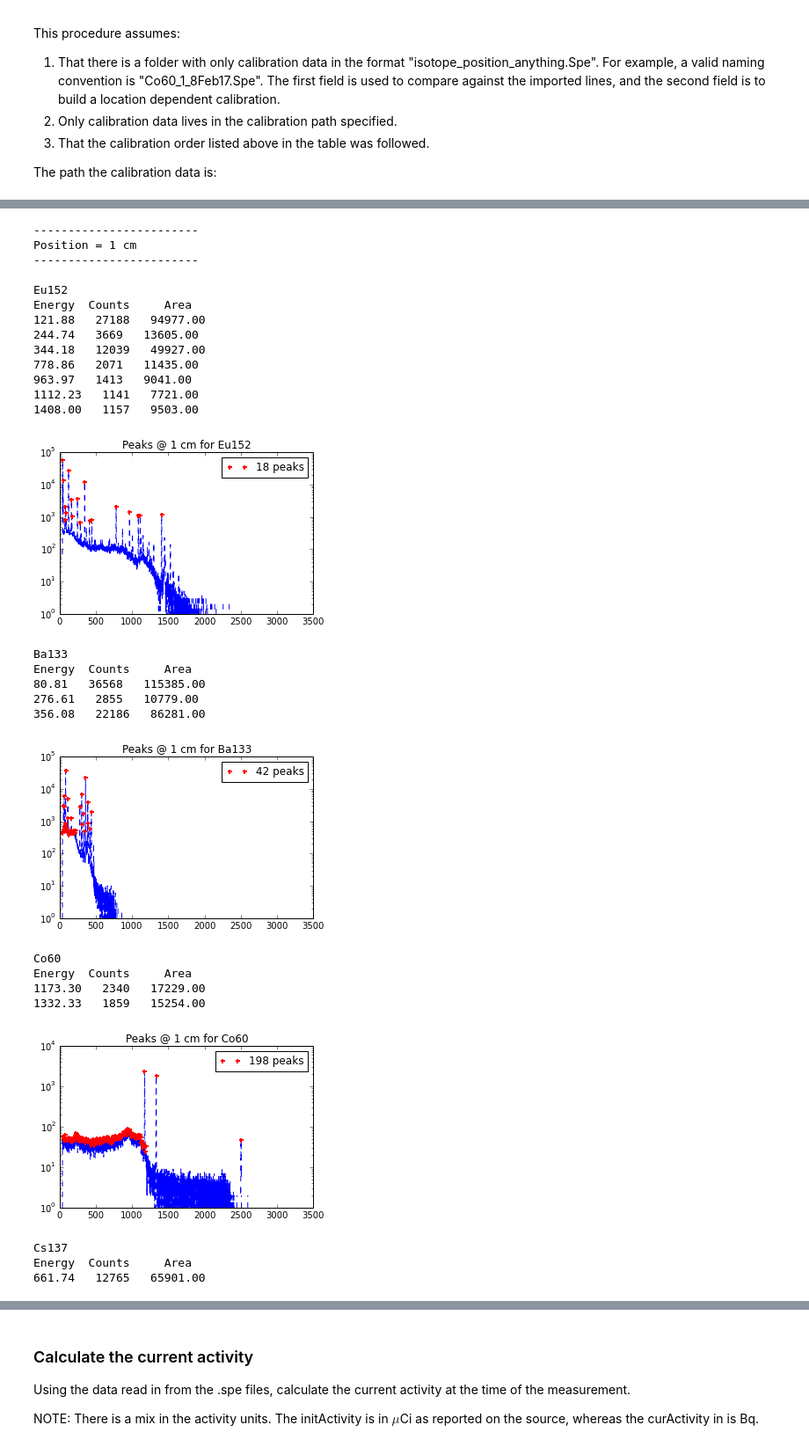
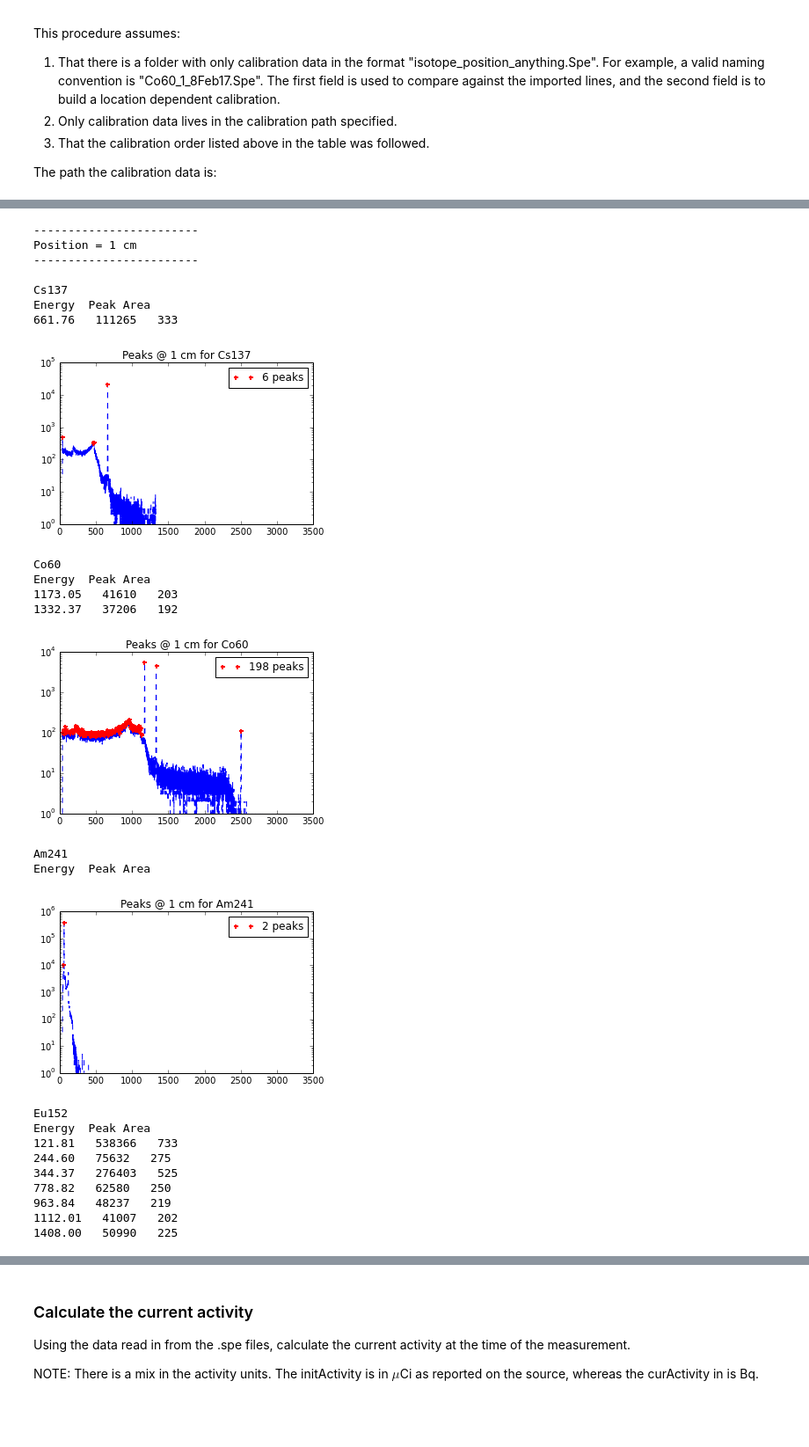
Before and after one commit to 2lambda123/88_Data, a Jupyter notebook: Experiments/Activation/50MeVTa/50MeVTaActivationAnalysis.ipynb, the cells around one changed output, grey strips where cells are left out. Shown at 88% size. Saved outputs shown, nothing was run; the diff lists cells and outputs as text; code cells hidden in the pictures; blank space fills up the shorter version.

Commit message:
Initial 50 MeV Ta activation experiment commit. Data through the calibration.

```diff
--- a/Experiments/Activation/50MeVTa/50MeVTaActivationAnalysis.ipynb
+++ b/Experiments/Activation/50MeVTa/50MeVTaActivationAnalysis.ipynb
@@ -194,7 +108,7 @@ calibSourcesPath = 'CalibrationSources.xlsx'
 Import the source and activity data and format for later analysis:
 # %%
 sources = pd.read_excel(calibSourcesPath, "Sources")
-sources.columns = ['source', 'initActivity','initDate', 'halfLife']
+sources.columns = ['source', 'initActivity', 'initActRelUncert', 'initDate', 'halfLife']
 sources.index = sources.source
 del sources['source']
 sources['initDate'] = pd.to_datetime(sources['initDate'])
@@ -283,7 +198,7 @@ for filename in os.listdir(calibDataPath):
             data[position].loc[:,name.split('_')[0]] = tmpData['counts']
         sources.at[name.split('_')[0], 'measDate'] = measDate
         liveTime[position][name.split('_')[0]] = time
-        if name.split('_')[0] == "Ba133":
+        if name.split('_')[0] == "Eu152":
             eCalibParams[position] = (a, b, c)
 
 for p in posUsed:
@@ -325,64 +289,67 @@ for p in posUsed:
     print "\n------------------------"
     print "Position = {} cm".format(p)
     print "------------------------"
+
     # Update dataframe to store calculated peak information
     lines['measuredCounts'] = 0
     lines['measUncert'] = 0
+
     for column in data[p]:
-
-        # Find the peaks
+        # Find the peaks and set the windows
         channels = np.asarray(data[p].index)
+        counts = np.asarray(data[p][column]).astype(float)
         energy = eCalibParams[p][2]+eCalibParams[p][1]*channels+eCalibParams[p][0]*channels**2
-        counts = np.asarray(data[p][column]).astype(float)
-        peaks = peakutils.indexes(counts, thres=0.01, min_dist=10)
+        peaks = peakutils.indexes(counts, thres=0.015, min_dist=10)
+        windows = get_peak_windows(peaks)
 
         # Loop over all identified peaks to compare against calibration points loaded previously
-        print "\n", data[p][column].name, "\nEnergy  Counts     Area"
+        print "\n", data[p][column].name, "\nEnergy  Peak Area"
         for i in range(len(lines['line'])):
-            for e, c, pk in zip(energy[peaks], counts[peaks], peaks):
+            for e, pk in zip(energy[peaks], peaks):
                 # Calculate the total peak counts if a calibration peak
-                if abs(e-lines['line'][i]) < 1 and data[p][column].name.strip() == lines['isotope'][i].strip():
-                    (lines.at[i, 'measuredCounts'], lines.at[i, 'measUncert']) = simple_peak_counts(channels, counts, pk)
-                    print "{:.2f}   {:.0f}   {:.2f}".format(e, c, lines.at[i, 'measuredCounts'])
+                if abs(e-lines['line'][i]) < 0.5 and data[p][column].name.strip() == lines['isotope'][i].strip():
+                    pkChannels = channels[windows[pk][0]:windows[pk][1]]
+                    pkCounts = counts[windows[pk][0]:windows[pk][1]]
+                    (lines.at[i, 'measuredCounts'], lines.at[i, 'measUncert'], redChiSq) = ge_peakfit(pkChannels,
+                                                                                                      pkCounts)
+
+                    print "{:.2f}   {:.0f}   {:.0f}".format(e, lines.at[i, 'measuredCounts'], lines.at[i, 'measUncert'])
             lines.at[i, 'isotope'] = lines.at[i, 'isotope'].strip()
         print "\n"
 
         # Plot the peaks found
         fig = pyplot.figure(figsize=(5,3))
         ax1 = fig.add_axes([0.1, 0.1, 0.8, 0.85])
         ax1.set_yscale('log')
         pplot(energy, counts, peaks)
         pyplot.title('Peaks @ {} cm for {}'.format(p,data[p][column].name))
         pyplot.show()
 
     print lines
     peakData[p] = cp.deepcopy(lines)
 # %% [output]
 ------------------------
 Position = 1 cm
 ------------------------
 
-Eu152
-Energy  Counts     Area
-121.88   27188   94977.00
-244.74   3669   13605.00
-344.18   12039   49927.00
-778.86   2071   11435.00
-963.97   1413   9041.00
-1112.23   1141   7721.00
-1408.00   1157   9503.00
+Cs137
+Energy  Peak Area
+661.76   111265   333
-[figure, old version]
+[figure, new version]
-Ba133
-Energy  Counts     Area
-80.81   36568   115385.00
-276.61   2855   10779.00
-356.08   22186   86281.00
+Co60
+Energy  Peak Area
+1173.05   41610   203
+1332.37   37206   192
-[figure, old version]
+[figure, new version]
-Co60
-Energy  Counts     Area
-1173.30   2340   17229.00
-1332.33   1859   15254.00
+Am241
+Energy  Peak Area
-[figure, old version]
+[figure, new version]
-Cs137
-Energy  Counts     Area
-661.74   12765   65901.00
+Eu152
+Energy  Peak Area
+121.81   538366   733
+244.60   75632   275
+344.37   276403   525
+778.82   62580   250
+963.84   48237   219
+1112.01   41007   202
+1408.00   50990   225
```
Also changed, not shown: parts of 36 cells of this notebook, 46 other files.
